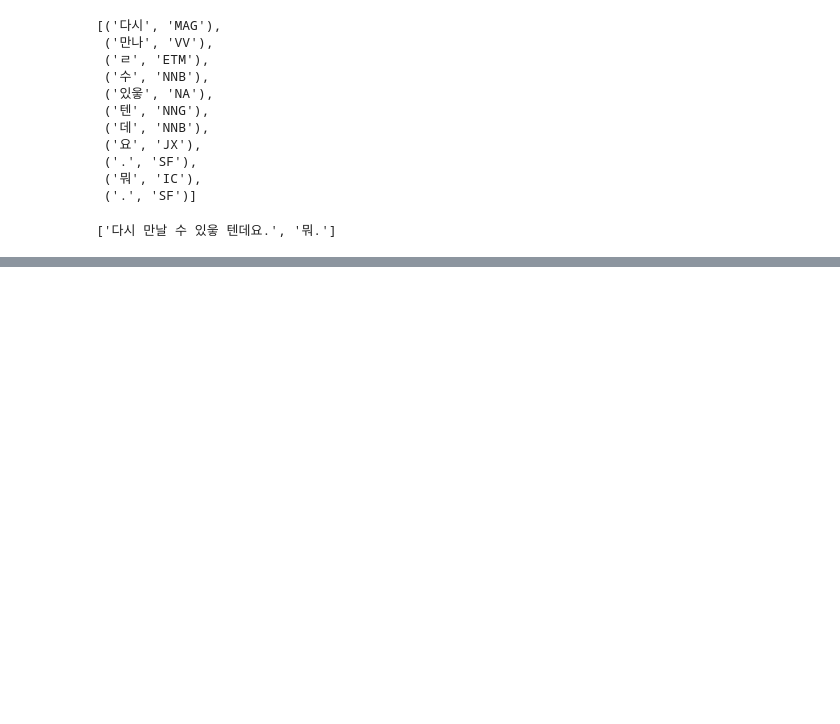
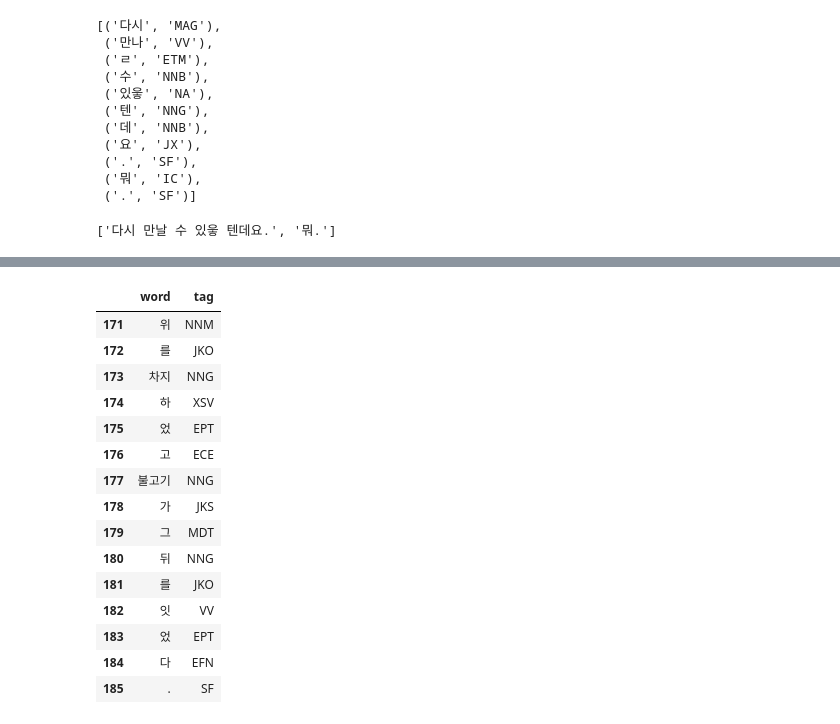
Before and after one commit to JASorianoHernandez/koreanLanguage, a Jupyter notebook: hanja_complex_and_topik_practice_test_analysis.ipynb, the cells around one changed output, grey strips where cells are left out. Saved outputs shown, nothing was run; the diff lists cells and outputs as text; code cells hidden in the pictures; blank space fills up the shorter version.

```diff
--- a/hanja_complex_and_topik_practice_test_analysis.ipynb
+++ b/hanja_complex_and_topik_practice_test_analysis.ipynb
@@ -236,0 +329,19 @@ pprint(kkma.sentences(str(df_topik['answer'][1])))
+# %%
+df.tail(15)
+# %% [output]
+|  | word | tag |
+| 171 | 위 | NNM |
+| 172 | 를 | JKO |
+| 173 | 차지 | NNG |
+| 174 | 하 | XSV |
+| 175 | 었 | EPT |
+| 176 | 고 | ECE |
+| 177 | 불고기 | NNG |
+| 178 | 가 | JKS |
+| 179 | 그 | MDT |
+| 180 | 뒤 | NNG |
+| 181 | 를 | JKO |
+| 182 | 잇 | VV |
+| 183 | 었 | EPT |
+| 184 | 다 | EFN |
+| 185 | . | SF |
```
Also changed, not shown: parts of 8 cells of this notebook, 5 other files.
